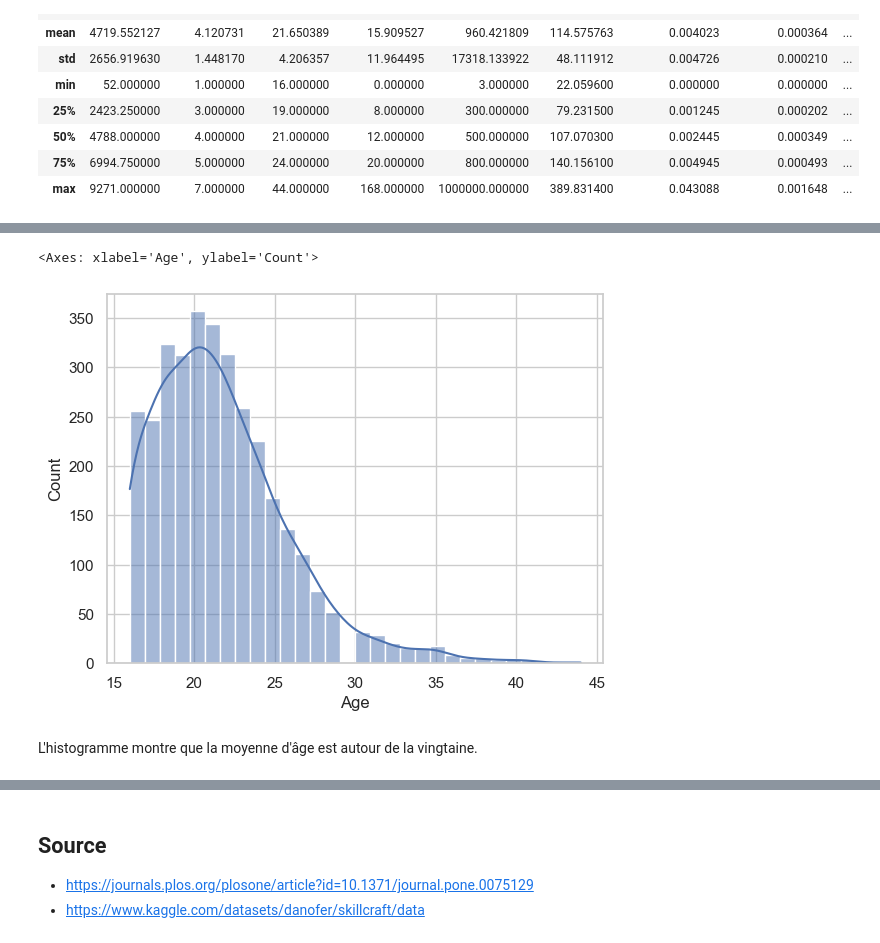
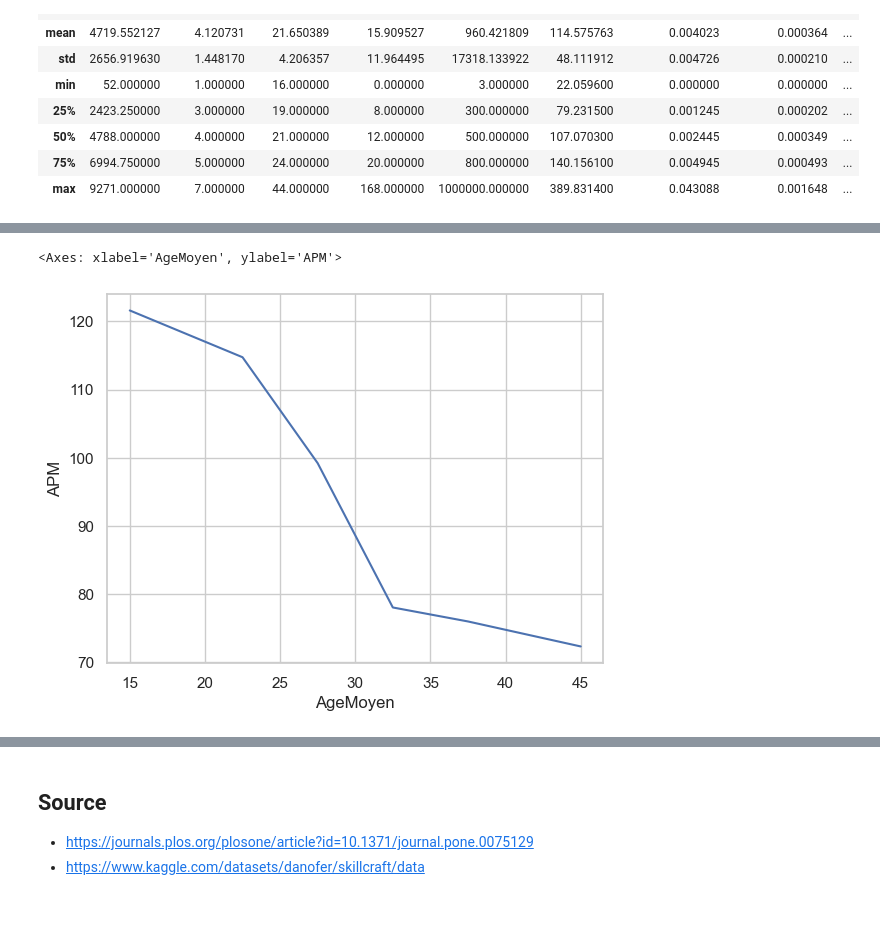
Before and after one commit to Ocapyy/SC2-dataset, a Jupyter notebook: Dataset-Analysis.ipynb, the cells around one changed output, grey strips where cells are left out. Drawn from its saved outputs; the diff is of its cells as text; code cells hidden in the pictures; blank space fills up the shorter version.

Commit message:
Completed Analysis of Dataset

```diff
--- a/Dataset-Analysis.ipynb
+++ b/Dataset-Analysis.ipynb
@@ -23,0 +28,9 @@ df.describe()
+# %%
+# Clean dataset
+clean_df = df[
+    (df['HoursPerWeek'] <= 100)
+]
+
+clean_df = clean_df[["Age", "APM", "HoursPerWeek"]]
+
+clean_df.head()
@@ -24,7 +44,13 @@ df.describe()
 # %%
-sns.histplot(df['Age'], bins=30, kde=True)
+clean_df['AgeBin'] = pd.cut(
+    clean_df['Age'],
+    bins=[10, 20, 25, 30, 35, 40, 50, 60]
+)
+
+age_speed_df = clean_df.groupby('AgeBin')['APM'].mean().reset_index()
+age_speed_df['AgeMoyen'] = age_speed_df['AgeBin'].apply(lambda x: x.mid)
+
+sns.lineplot(age_speed_df, x = "AgeMoyen", y = "APM")
 # %% [output]
-<Axes: xlabel='Age', ylabel='Count'>
+<Axes: xlabel='AgeMoyen', ylabel='APM'>
-[figure, old version]
+[figure, new version]
-# %% [markdown]
-L'histogramme montre que la moyenne d'âge est autour de la vingtaine.
```
Also changed, not shown: parts of 19 cells of this notebook.
